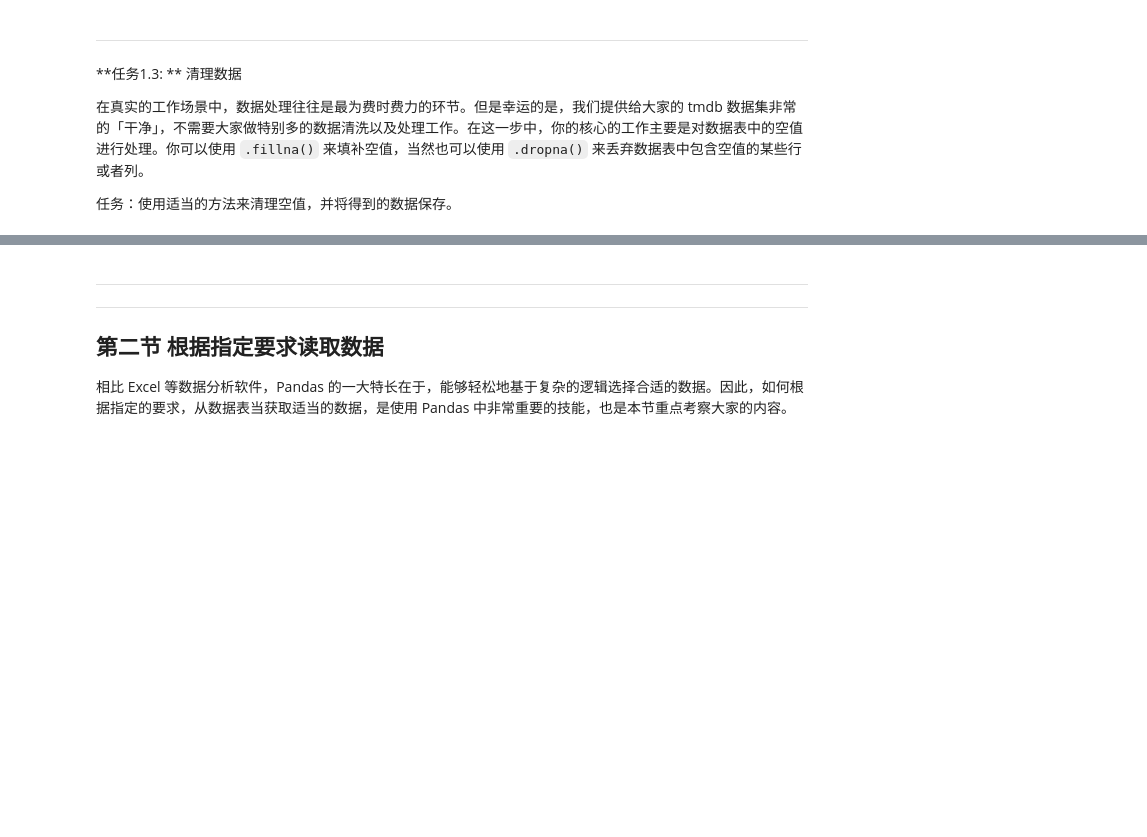
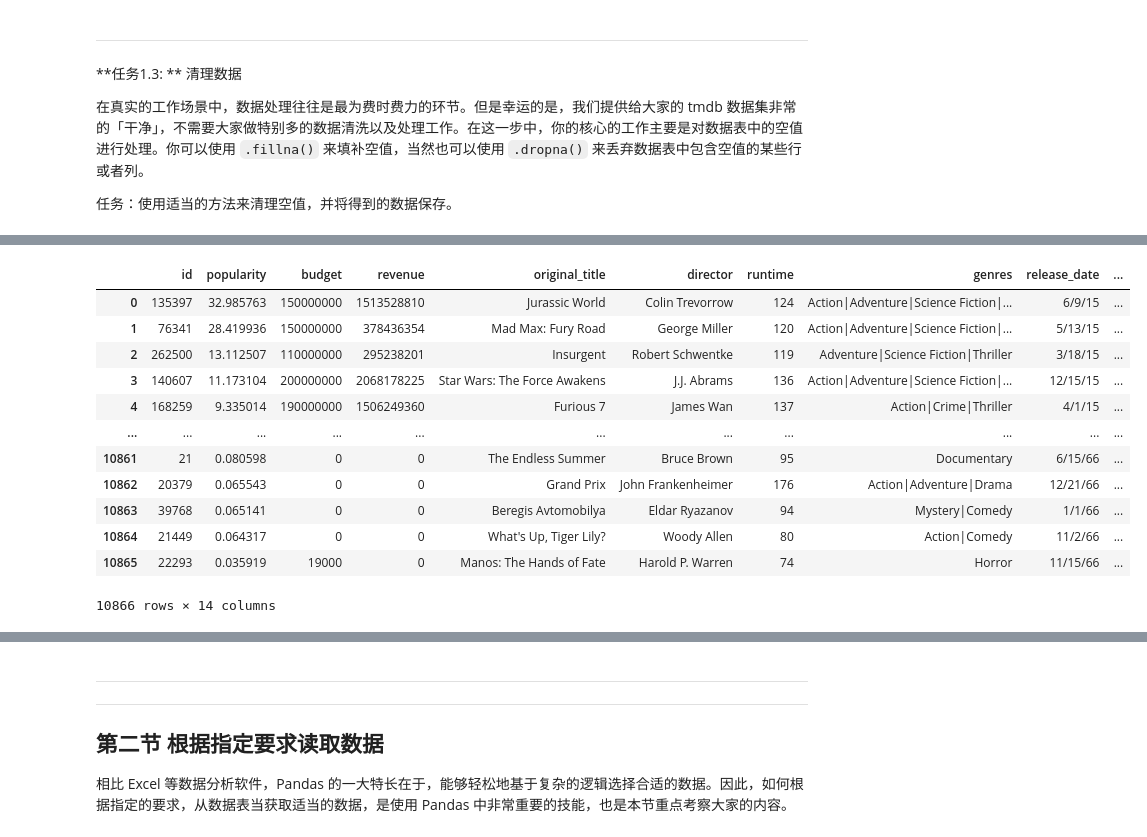
Before and after one commit to happyshawnqian/AIPND_CN_P2_Explore_Movie_Dataset, a Jupyter notebook: Explore Movie Dataset.ipynb, the cells around one changed output, grey strips where cells are left out. Drawn from its saved outputs; the diff is of its cells as text; code cells hidden in the pictures; blank space fills up the shorter version.

```diff
--- a/Explore Movie Dataset.ipynb
+++ b/Explore Movie Dataset.ipynb
@@ -140 +164,20 @@ movie_data.describe()
+# %%
+#可以发现出现空值的字段有imdb_id, cast, homepage, director,tagline, keywords, overview, genres, production_companies
+#删除一些带有空值且用不到的列，比如imdb_id, cast, homepage, tagline, keywords, overview, production_companies
+movie_data_clean = movie_data.drop(['imdb_id', 'cast', 'homepage', 'tagline', 'keywords', 'overview', 'production_companies'], axis = 1)
+movie_data_clean
+# %% [output]
+|  | id | popularity | budget | revenue | original_title | director | runtime | genres | release_date | ... |
+| 0 | 135397 | 32.985763 | 150000000 | 1513528810 | Jurassic World | Colin Trevorrow | 124 | Action|Adventure|Science Fiction|... | 6/9/15 | ... |
+| 1 | 76341 | 28.419936 | 150000000 | 378436354 | Mad Max: Fury Road | George Miller | 120 | Action|Adventure|Science Fiction|... | 5/13/15 | ... |
+| 2 | 262500 | 13.112507 | 110000000 | 295238201 | Insurgent | Robert Schwentke | 119 | Adventure|Science Fiction|Thriller | 3/18/15 | ... |
+| 3 | 140607 | 11.173104 | 200000000 | 2068178225 | Star Wars: The Force Awakens | J.J. Abrams | 136 | Action|Adventure|Science Fiction|... | 12/15/15 | ... |
+| 4 | 168259 | 9.335014 | 190000000 | 1506249360 | Furious 7 | James Wan | 137 | Action|Crime|Thriller | 4/1/15 | ... |
+| ... | ... | ... | ... | ... | ... | ... | ... | ... | ... | ... |
+| 10861 | 21 | 0.080598 | 0 | 0 | The Endless Summer | Bruce Brown | 95 | Documentary | 6/15/66 | ... |
+| 10862 | 20379 | 0.065543 | 0 | 0 | Grand Prix | John Frankenheimer | 176 | Action|Adventure|Drama | 12/21/66 | ... |
+| 10863 | 39768 | 0.065141 | 0 | 0 | Beregis Avtomobilya | Eldar Ryazanov | 94 | Mystery|Comedy | 1/1/66 | ... |
+| 10864 | 21449 | 0.064317 | 0 | 0 | What's Up, Tiger Lily? | Woody Allen | 80 | Action|Comedy | 11/2/66 | ... |
+| 10865 | 22293 | 0.035919 | 19000 | 0 | Manos: The Hands of Fate | Harold P. Warren | 74 | Horror | 11/15/66 | ... |
+10866 rows × 14 columns
 # %%
```
Also changed, not shown: parts of 8 cells of this notebook.
